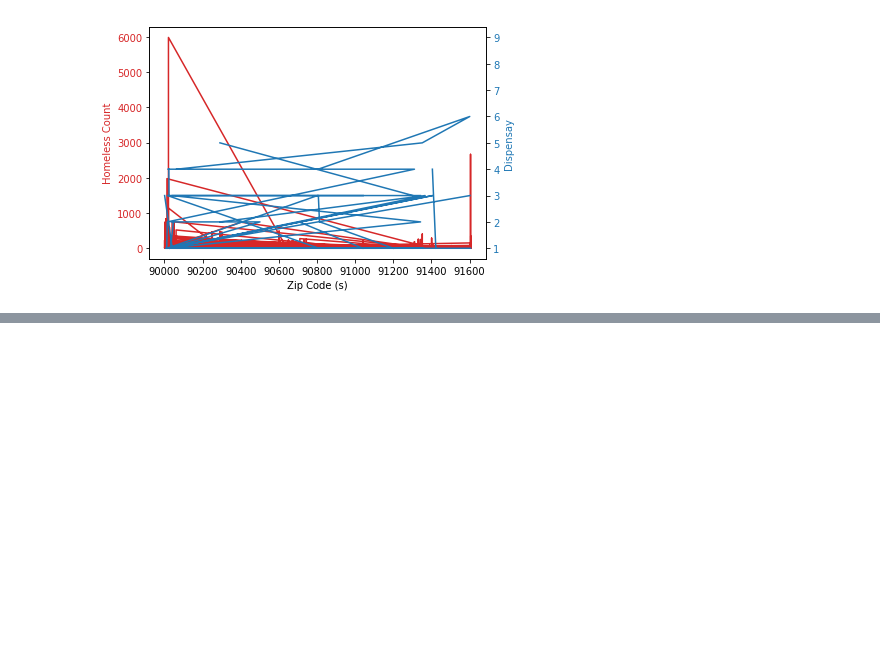
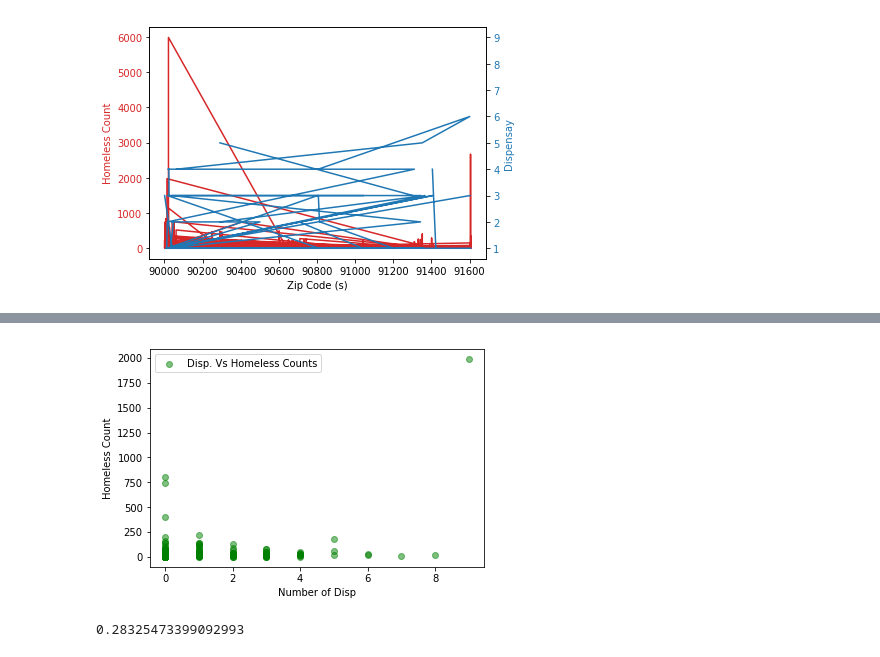
Before and after one commit to omkarkameshiyer/TeamBB4Project, a Jupyter notebook: CorrelationBetweenHomelessAndDispensary.ipynb, the cells around one changed output, grey strips where cells are left out. Cells and saved outputs as stored; diff of their text form; code cells hidden in the pictures; blank space fills up the shorter version.

```diff
--- a/CorrelationBetweenHomelessAndDispensary.ipynb
+++ b/CorrelationBetweenHomelessAndDispensary.ipynb
@@ -118,0 +141,12 @@ plt.show()
+# %%
+newDataWith0 = newData.fillna(0)
+for index, row in newDataWith0.iterrows():
+    if row['zip'] < 91608 :
+        dataHomeLessAndPot.append([row['zip'],row['count'],row['count homeless']])
+pddataHomeLessAndPot=pd.DataFrame(dataHomeLessAndPot)
+
+pddataHomeLessAndPot.columns = ['zip','count disp', 'count homeless']
+# %%
+pddataHomeLessAndPot=pddataHomeLessAndPot.fillna(0)
+# %%
+dataCompletedData=pddataHomeLessAndPot[['zip','count disp','count homeless']].groupby('zip').mean().reset_index()
@@ -118,0 +174,23 @@ plt.show()
+# %%
+y = dataCompletedData['count homeless']
+x = dataCompletedData['count disp']
+
+#plt.yscale('log',basey=2)
+
+plt.scatter(x, y,  c="g", alpha=0.5,
+            label="Disp. Vs Homeless Counts")
+plt.ylabel("Homeless Count")
+plt.xlabel("Number of Disp")
+plt.legend(loc='best')
+plt.show()
+# %% [output]
+[figure, added]
+# %%
+"""
+y = dataCompletedData['count homeless']
+x = dataCompletedData['count disp']
+"""
+
+dataCompletedData['count homeless'].corr(dataCompletedData['count disp'])
+# %% [output]
+0.28325473399092993
```
Also changed, not shown: parts of 5 cells of this notebook.
